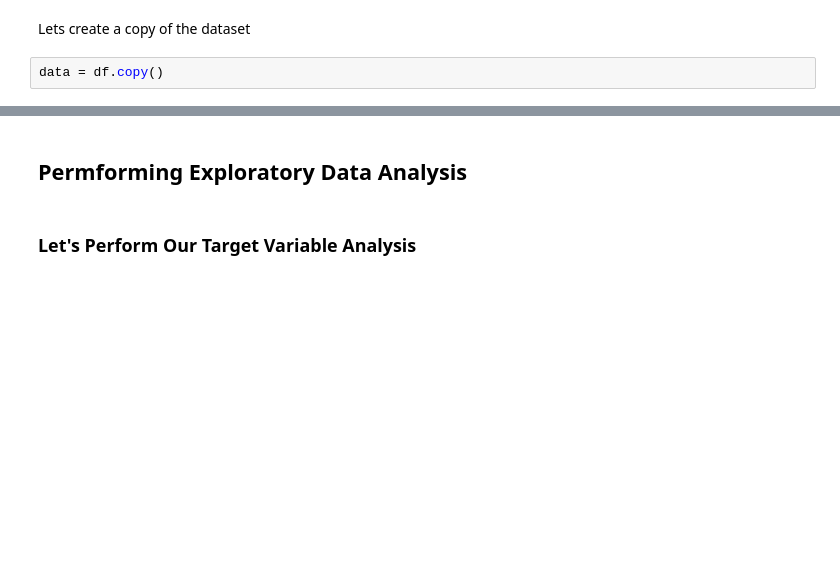
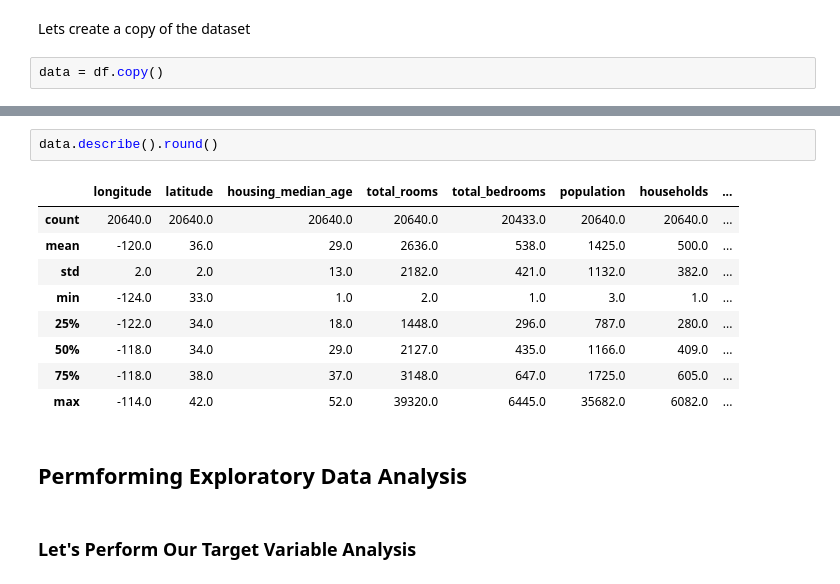
Before and after one commit to moro23/ml_zoomcamp_2022, a Jupyter notebook: homework_2/homework_2.ipynb, the cells around one changed output, grey strips where cells are left out. Drawn from its saved outputs; the diff is of its cells as text; blank space fills up the shorter version.

```diff
--- a/homework_2/homework_2.ipynb
+++ b/homework_2/homework_2.ipynb
@@ -61,3 +75,15 @@ data = df.copy()
+# %%
+data.describe().round()
+# %% [output]
+|  | longitude | latitude | housing_median_age | total_rooms | total_bedrooms | population | households | ... |
+| count | 20640.0 | 20640.0 | 20640.0 | 20640.0 | 20433.0 | 20640.0 | 20640.0 | ... |
+| mean | -120.0 | 36.0 | 29.0 | 2636.0 | 538.0 | 1425.0 | 500.0 | ... |
+| std | 2.0 | 2.0 | 13.0 | 2182.0 | 421.0 | 1132.0 | 382.0 | ... |
+| min | -124.0 | 33.0 | 1.0 | 2.0 | 1.0 | 3.0 | 1.0 | ... |
+| 25% | -122.0 | 34.0 | 18.0 | 1448.0 | 296.0 | 787.0 | 280.0 | ... |
+| 50% | -118.0 | 34.0 | 29.0 | 2127.0 | 435.0 | 1166.0 | 409.0 | ... |
+| 75% | -118.0 | 38.0 | 37.0 | 3148.0 | 647.0 | 1725.0 | 605.0 | ... |
+| max | -114.0 | 42.0 | 52.0 | 39320.0 | 6445.0 | 35682.0 | 6082.0 | ... |
 # %% [markdown]
 ## Permforming Exploratory Data Analysis
 # %% [markdown]
```
Also changed, not shown: parts of 23 cells of this notebook.
